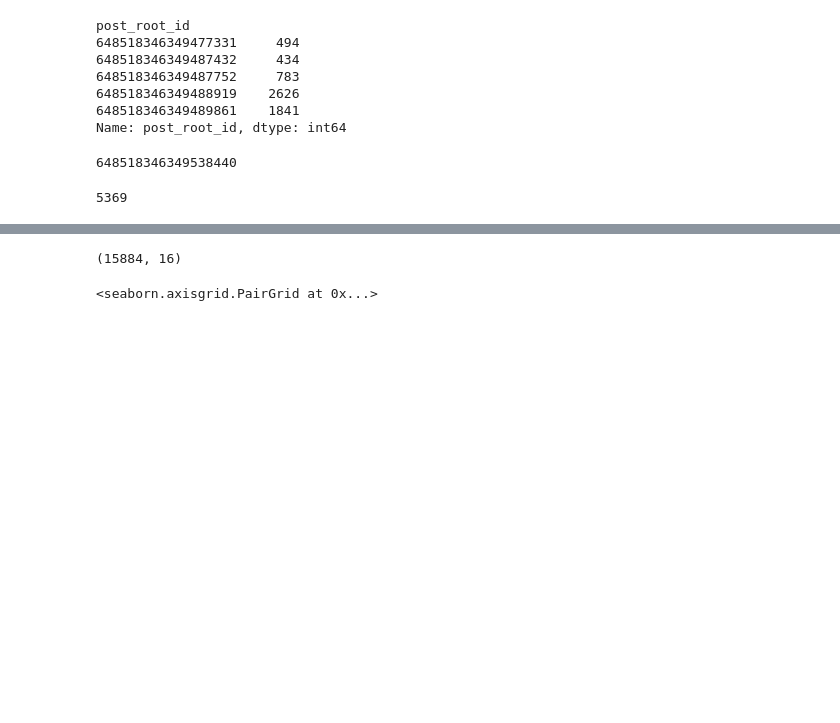
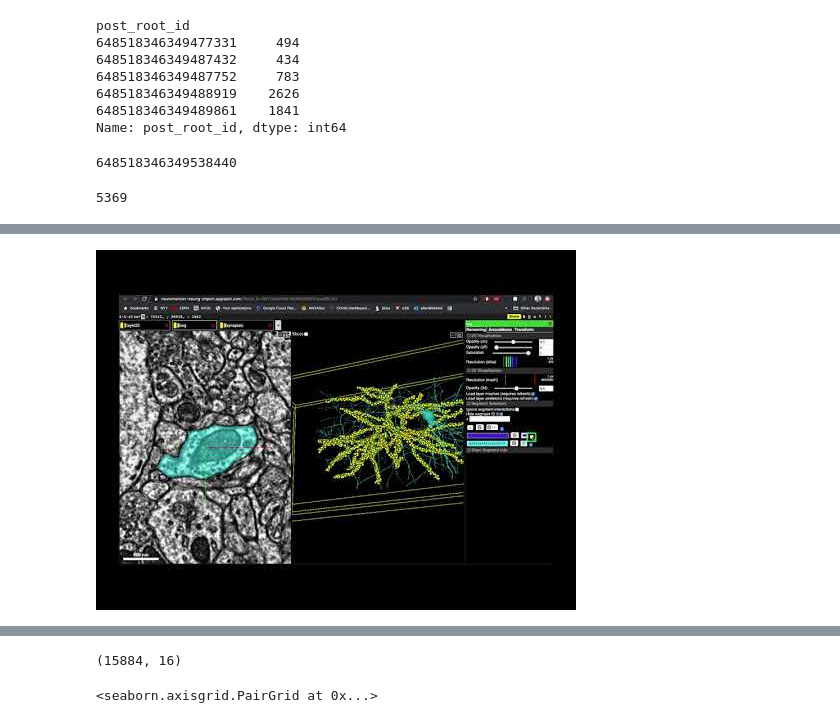
Before and after one commit to AllenInstitute/MicronsBinder, a Jupyter notebook: notebooks/MostSynapsesInAndOut.ipynb, the cells around one changed output, grey strips where cells are left out. Drawn from its saved outputs; the diff is of its cells as text; code cells hidden in the pictures; blank space fills up the shorter version.

Commit message:
added video to notebook

```diff
--- a/notebooks/MostSynapsesInAndOut.ipynb
+++ b/notebooks/MostSynapsesInAndOut.ipynb
@@ -96,3 +104,8 @@ syn_layer = AnnotationLayerConfig(name='synapses', mapping_rules=syn_points, lin
+# %%
+from IPython.lib.display import YouTubeVideo
+YouTubeVideo('YTbu6vMljuE')
+# %% [output]
+[figure, added]
 # %%
 # setup a state builder with this layer pipeline
 sb = StateBuilder([img_layer, seg_layer, syn_layer])
```
Also changed, not shown: parts of 1 cell of this notebook.
